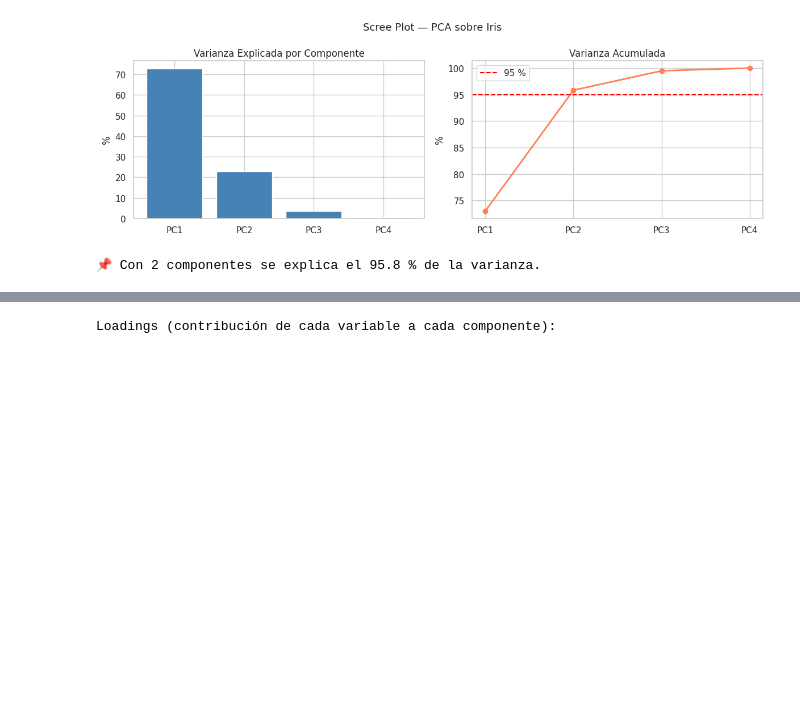
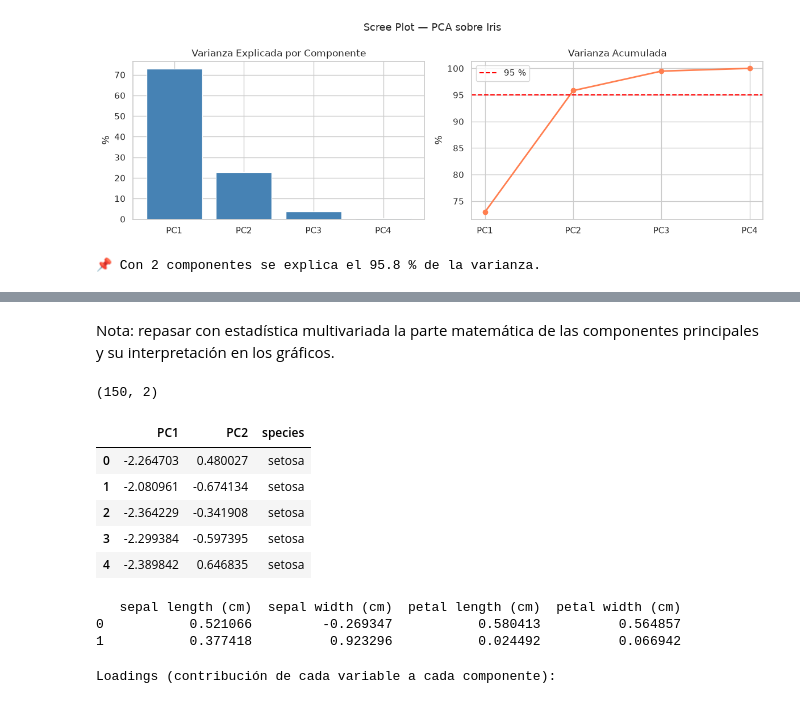
Before and after one commit to MgtDevNet/Introduccion_Mineria_de_Datos, a Jupyter notebook: Clases/Parte_1_preprocesamiento/Clase_10_11_practica.ipynb, the cells around one changed output, grey strips where cells are left out. Saved outputs shown, nothing was run; the diff lists cells and outputs as text; code cells hidden in the pictures; blank space fills up the shorter version.

Commit message:
seguimiento con parte práctica, reducción de dimensionalidad

```diff
--- a/Clases/Parte_1_preprocesamiento/Clase_10_11_practica.ipynb
+++ b/Clases/Parte_1_preprocesamiento/Clase_10_11_practica.ipynb
@@ -707,0 +779,15 @@ plt.show()
+# %% [markdown]
+Nota: repasar con estadística multivariada la parte matemática de las componentes principales y su interpretación en los gráficos.
+# %%
+X_pca.shape # cada dato proyectado en las nuevas dimensiones
+# %% [output]
+(150, 2)
+# %%
+pca_df.head()
+# %% [output]
+|  | PC1 | PC2 | species |
+| 0 | -2.264703 | 0.480027 | setosa |
+| 1 | -2.080961 | -0.674134 | setosa |
+| 2 | -2.364229 | -0.341908 | setosa |
+| 3 | -2.299384 | -0.597395 | setosa |
+| 4 | -2.389842 | 0.646835 | setosa |
@@ -708,3 +799,21 @@ plt.show()
+# %%
+#print(df.columns[:4].tolist())
+pca_2d.components_ # tiene las coordenadas que definen a los componentes
+#pca_2d.components_.T # matriz donde cada fila es una de las variable orignales
+#proyectadas en el nuevo espacio vectorial.
+
+#estos son los vectores propios de cada una de las componentes. y pues
+#aparecen en orden con respecto al orden de las columnas.
+
+df_m = pd.DataFrame(
+    pca_2d.components_,
+    columns= df.columns[:4].tolist()
+)
+print(df_m)
+# %% [output]
+   sepal length (cm)  sepal width (cm)  petal length (cm)  petal width (cm)
+0           0.521066         -0.269347           0.580413          0.564857
+1           0.377418          0.923296           0.024492          0.066942
 # %%
 # --- Tabla de loadings (contribución de cada variable a cada PC) ---
 loadings_df = pd.DataFrame(
```
Also changed, not shown: parts of 16 cells of this notebook, 1 other file.
